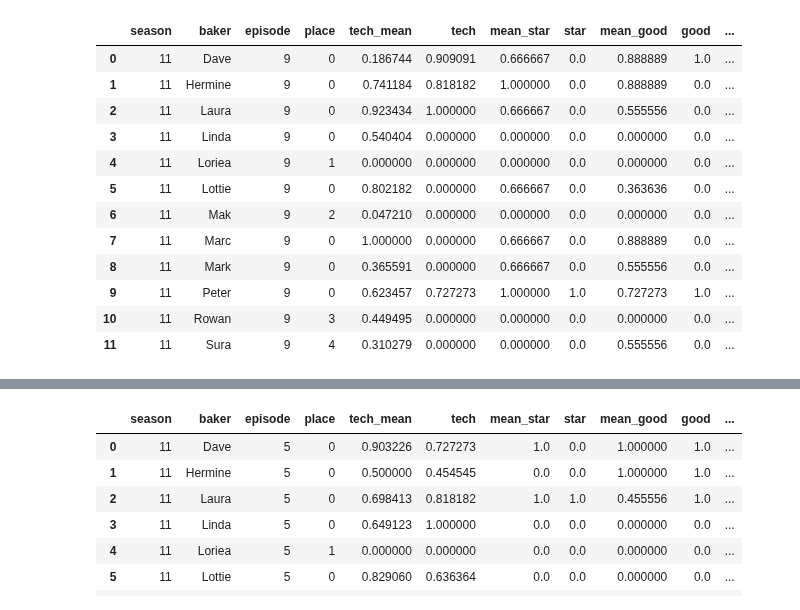
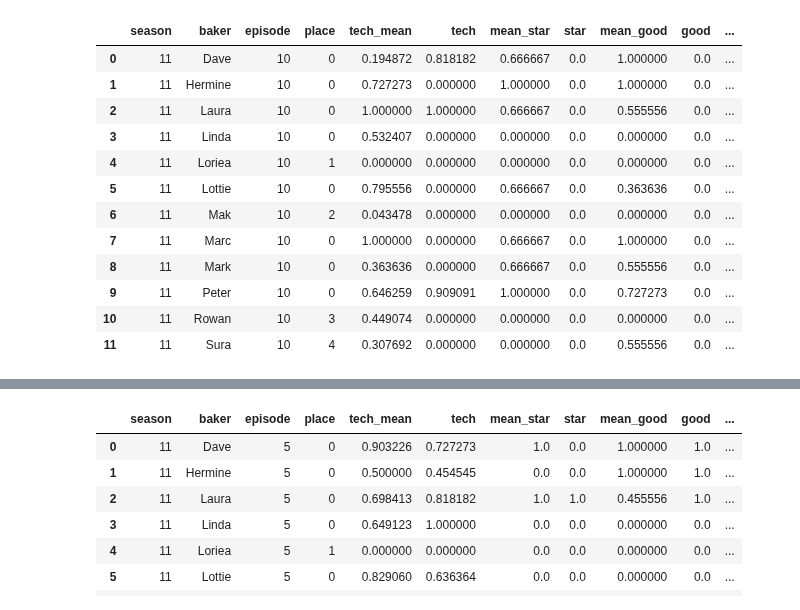
Before and after one commit to dantaki/DeepBake, a Jupyter notebook: NOTEBOOKS/S11/running_predictions_plots.ipynb, the cells around one changed output, grey strips where cells are left out. Saved outputs shown, nothing was run; the diff lists cells and outputs as text; code cells hidden in the pictures.

```diff
--- a/NOTEBOOKS/S11/running_predictions_plots.ipynb
+++ b/NOTEBOOKS/S11/running_predictions_plots.ipynb
@@ -14,23 +14,23 @@ warnings.simplefilter("ignore")
 from datetime import datetime
 def timestamp(): return datetime.today().strftime('%Y%m%d')
 # %%
-E=9
+E=10
 df = pd.read_csv("deepbake_s11.week{}_preditions.txt".format(E),sep="\t")
 df.head(20)
 # %% [output]
 |  | season | baker | episode | place | tech_mean | tech | mean_star | star | mean_good | good | ... |
-| 0 | 11 | Dave | 9 | 0 | 0.186744 | 0.909091 | 0.666667 | 0.0 | 0.888889 | 1.0 | ... |
-| 1 | 11 | Hermine | 9 | 0 | 0.741184 | 0.818182 | 1.000000 | 0.0 | 0.888889 | 0.0 | ... |
-| 2 | 11 | Laura | 9 | 0 | 0.923434 | 1.000000 | 0.666667 | 0.0 | 0.555556 | 0.0 | ... |
-| 3 | 11 | Linda | 9 | 0 | 0.540404 | 0.000000 | 0.000000 | 0.0 | 0.000000 | 0.0 | ... |
-| 4 | 11 | Loriea | 9 | 1 | 0.000000 | 0.000000 | 0.000000 | 0.0 | 0.000000 | 0.0 | ... |
-| 5 | 11 | Lottie | 9 | 0 | 0.802182 | 0.000000 | 0.666667 | 0.0 | 0.363636 | 0.0 | ... |
-| 6 | 11 | Mak | 9 | 2 | 0.047210 | 0.000000 | 0.000000 | 0.0 | 0.000000 | 0.0 | ... |
-| 7 | 11 | Marc | 9 | 0 | 1.000000 | 0.000000 | 0.666667 | 0.0 | 0.888889 | 0.0 | ... |
-| 8 | 11 | Mark | 9 | 0 | 0.365591 | 0.000000 | 0.666667 | 0.0 | 0.555556 | 0.0 | ... |
-| 9 | 11 | Peter | 9 | 0 | 0.623457 | 0.727273 | 1.000000 | 1.0 | 0.727273 | 1.0 | ... |
-| 10 | 11 | Rowan | 9 | 3 | 0.449495 | 0.000000 | 0.000000 | 0.0 | 0.000000 | 0.0 | ... |
-| 11 | 11 | Sura | 9 | 4 | 0.310279 | 0.000000 | 0.000000 | 0.0 | 0.555556 | 0.0 | ... |
+| 0 | 11 | Dave | 10 | 0 | 0.194872 | 0.818182 | 0.666667 | 0.0 | 1.000000 | 0.0 | ... |
+| 1 | 11 | Hermine | 10 | 0 | 0.727273 | 0.000000 | 1.000000 | 0.0 | 1.000000 | 0.0 | ... |
+| 2 | 11 | Laura | 10 | 0 | 1.000000 | 1.000000 | 0.666667 | 0.0 | 0.555556 | 0.0 | ... |
+| 3 | 11 | Linda | 10 | 0 | 0.532407 | 0.000000 | 0.000000 | 0.0 | 0.000000 | 0.0 | ... |
+| 4 | 11 | Loriea | 10 | 1 | 0.000000 | 0.000000 | 0.000000 | 0.0 | 0.000000 | 0.0 | ... |
+| 5 | 11 | Lottie | 10 | 0 | 0.795556 | 0.000000 | 0.666667 | 0.0 | 0.363636 | 0.0 | ... |
+| 6 | 11 | Mak | 10 | 2 | 0.043478 | 0.000000 | 0.000000 | 0.0 | 0.000000 | 0.0 | ... |
+| 7 | 11 | Marc | 10 | 0 | 1.000000 | 0.000000 | 0.666667 | 0.0 | 1.000000 | 0.0 | ... |
+| 8 | 11 | Mark | 10 | 0 | 0.363636 | 0.000000 | 0.666667 | 0.0 | 0.555556 | 0.0 | ... |
+| 9 | 11 | Peter | 10 | 0 | 0.646259 | 0.909091 | 1.000000 | 0.0 | 0.727273 | 0.0 | ... |
+| 10 | 11 | Rowan | 10 | 3 | 0.449074 | 0.000000 | 0.000000 | 0.0 | 0.000000 | 0.0 | ... |
+| 11 | 11 | Sura | 10 | 4 | 0.307692 | 0.000000 | 0.000000 | 0.0 | 0.555556 | 0.0 | ... |
 # %%
 pred = ['finalist','top3','thirdforth','fifthseventh','bottom']
 labs = ['Winner','Finalist','Week9-8','Week7-5','Week4-1']
```
Also changed, not shown: parts of 1 cell of this notebook, 27 other files.
